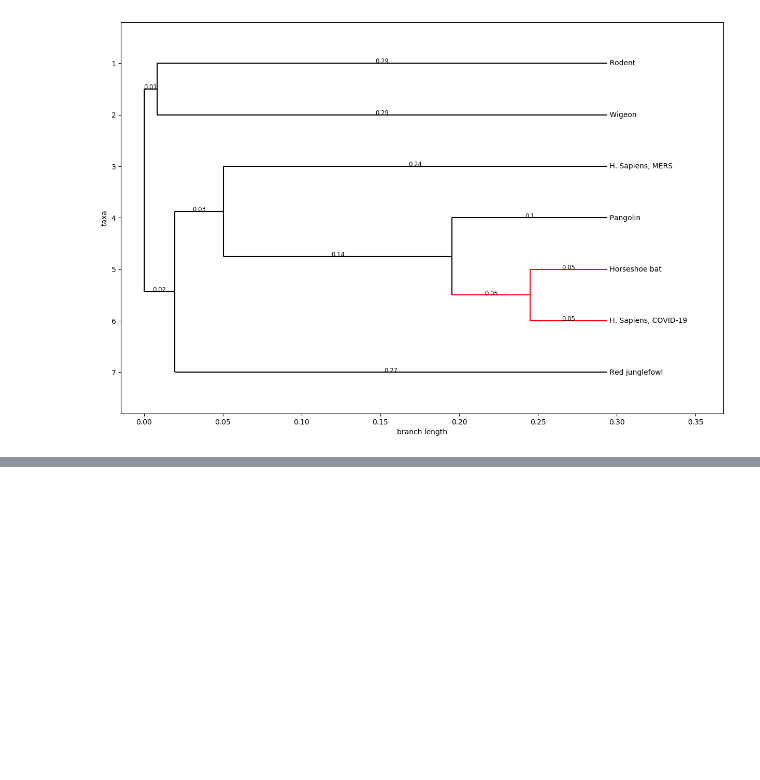
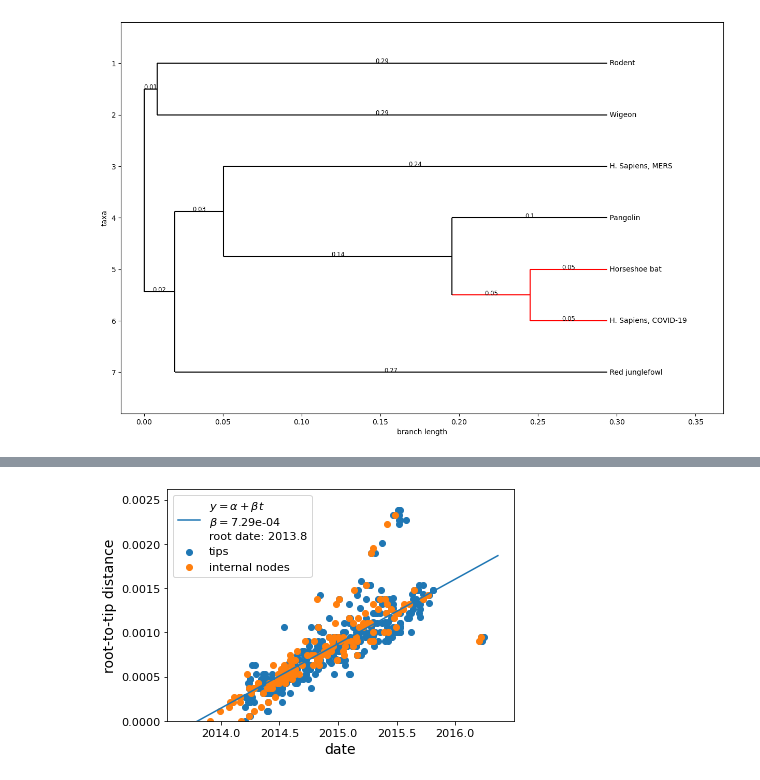
Before and after one commit to simonjuleseric2/covid_sequence, a Jupyter notebook: coronavirus_sequence_analis.ipynb, the cells around one changed output, grey strips where cells are left out. Cells and saved outputs as stored; diff of their text form; code cells hidden in the pictures; blank space fills up the shorter version.

```diff
--- a/coronavirus_sequence_analis.ipynb
+++ b/coronavirus_sequence_analis.ipynb
@@ -252,0 +398,7 @@ plt.savefig('tree2.png')
+# %%
+from treetime import TreeTime
+from treetime.utils import parse_dates
+
+dates=parse_dates('ebola/metadata.csv')
+tt=TreeTime(tree='ebola/ebola.nwk', aln='ebola/ebola.fasta', dates=dates)
+tt.run(root='best')
@@ -252,0 +424,4 @@ plt.savefig('tree2.png')
+# %%
+ tt.plot_root_to_tip(add_internal=True)
+# %% [output]
+[figure, added]
```
Also changed, not shown: parts of 21 cells of this notebook.
